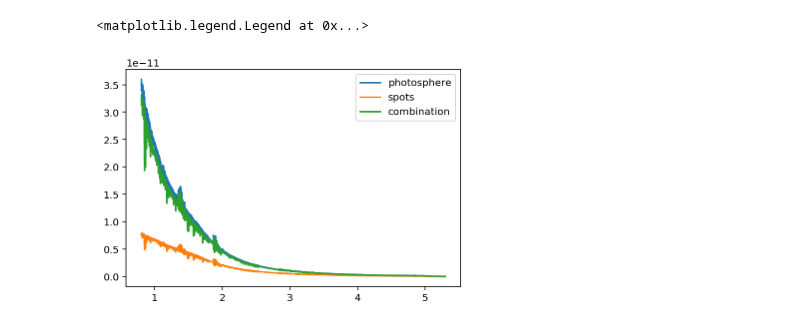
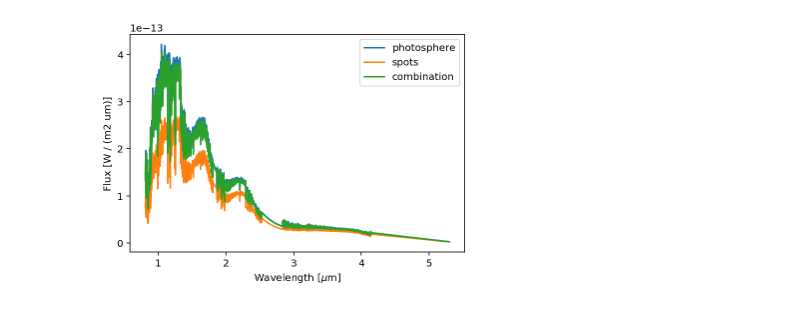
Before and after one commit to bmorris3/libra, a Jupyter notebook: notebooks/spots_wavelength_dep.ipynb, the cells around one changed output. Cells and saved outputs as stored; diff of their text form; code cells hidden in the pictures.

```diff
--- a/notebooks/spots_wavelength_dep.ipynb
+++ b/notebooks/spots_wavelength_dep.ipynb
@@ -10,20 +10,23 @@ sys.path.insert(0, '../')
 # %%
 from libra import IRTFTemplate
 
-star = IRTFTemplate('K2V')
+star = IRTFTemplate('M8V')
 spots = star.scale_temperature(-200)
 
 star.plot(label='photosphere')
 spots.plot(label='spots')
 
 # Fractional spotted area
 f_s = 0.1
 
 combined = (1 - f_s) * star + f_s * spots
 
 combined.plot(label='combination')
 
+plt.xlabel('Wavelength [$\mu$m]')
+plt.ylabel('Flux [{0}]'.format(combined.flux.unit.to_string()))
+
 plt.legend()
+plt.show()
 # %% [output]
-<matplotlib.legend.Legend at 0x...>
-[figure, old version]
+[figure, new version]
```
Also changed, not shown: 3 other files.
